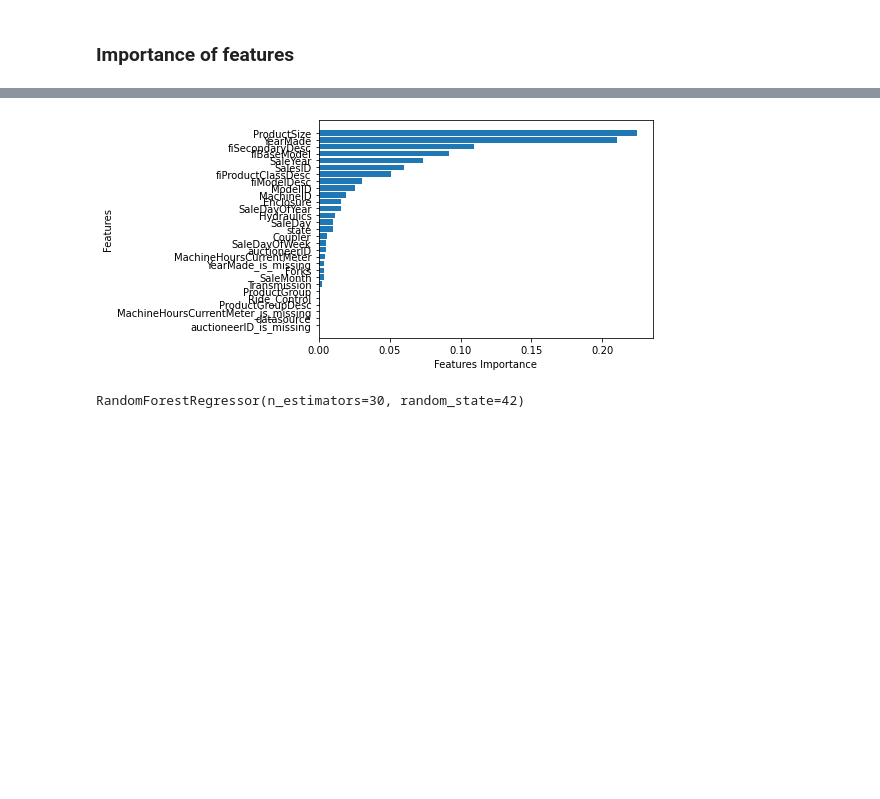
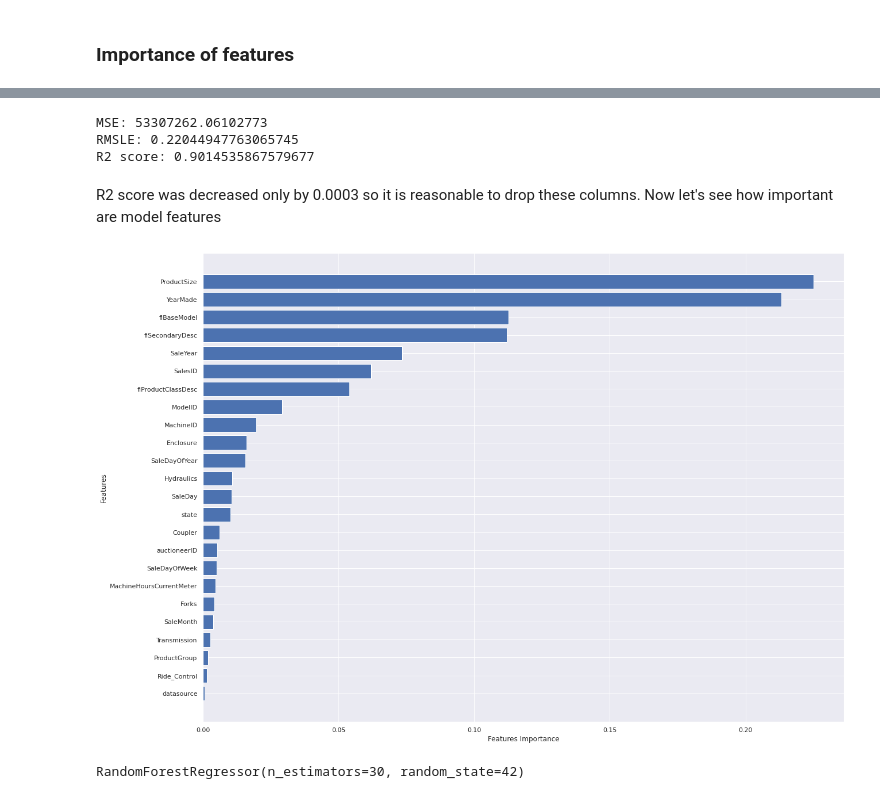
Before and after one commit to kriszieba/machine-sales, a Jupyter notebook: Modelling.ipynb, the cells around one changed output, grey strips where cells are left out. Saved outputs shown, nothing was run; the diff lists cells and outputs as text; code cells hidden in the pictures; blank space fills up the shorter version.

Commit message:
modelling and model out

```diff
--- a/Modelling.ipynb
+++ b/Modelling.ipynb
@@ -34,7 +36,9 @@ Data columns (total 31 columns):
 dtypes: bool(3), datetime64[ns](1), float64(4), int64(23)
 memory usage: 89.3 MB
 # %%
-# In addition we srop saleedata that is in datetime format. This causes trouble during model fittin
+# First let's drop some columns that will not bring us any value to the model.
+df = df.drop(['auctioneerID_is_missing', 'YearMade_is_missing', 'MachineHoursCurrentMeter_is_missing'], axis=1)
+# In addition we drop saleedata that is in datetime format. This causes trouble during model fitting. We have this information in SaleX columns
 df = df.drop(['saledate'], axis=1)
 # %%
 # X are our independent variables (we will predict dependent variable y based on x).
@@ -87,0 +94,15 @@ R2 score: 0.985074776908303
+# %%
+corr = df.corr()
+sns.set(rc={'figure.figsize':(20,15)})
+ax = sns.heatmap(
+    corr,
+    vmin=-1, vmax=1, center=0,
+    cmap=sns.diverging_palette(20, 220, n=200),
+    square=True,
+    annot=True
+)
+ax.set_xticklabels(
+    ax.get_xticklabels(),
+    rotation=45,
+    horizontalalignment='right'
+);
@@ -88,3 +111,27 @@ R2 score: 0.985074776908303
+# %%
+features_to_drop = ['ProductGroupDesc', 'fiModelDesc', 'SalePrice'] # in addition need to drop the dependent variable
+# Let's see how feature removal impacts the model performance
+X_train, y_train = train.drop(features_to_drop, axis=1), train['SalePrice']
+X_valid, y_valid = valid.drop(features_to_drop, axis=1), valid['SalePrice']
+
+# We train once again
+model = RandomForestRegressor(n_estimators=30, random_state=42)
+model.fit(X_train, y_train)
+
+# And measure the performance
+y_true = y_valid
+y_pred = model.predict(X_valid)
+
+print('MSE:', sklearn.metrics.mean_squared_error(y_true, y_pred, squared=True))
+print('RMSLE:', np.sqrt(mean_squared_log_error(y_true,y_pred)))
+print('R2 score:', r2_score(y_true,y_pred))
+# %% [output]
+MSE: 53307262.06102773
+RMSLE: 0.22044947763065745
+R2 score: 0.9014535867579677
+# %% [markdown]
+R2 score was decreased only by 0.0003 so it is reasonable to drop these columns.
+Now let's see how important are model features
 # %%
 # Helper function for plotting feature importance
 def plot_features(columns, importances, n=30):
@@ -100,7 +147,7 @@ def plot_features(columns, importances, n=30):
     ax.set_xlabel("Features Importance")
     ax.invert_yaxis()
 # %%
-plot_features(X_train.columns, model.feature_importances_,40)
+plot_features(X_train.columns, model.feature_importances_,30)
 # %% [output]
-[figure, old version]
+[figure, new version]
 # %%
```
Also changed, not shown: parts of 13 cells of this notebook, 1 other file.
